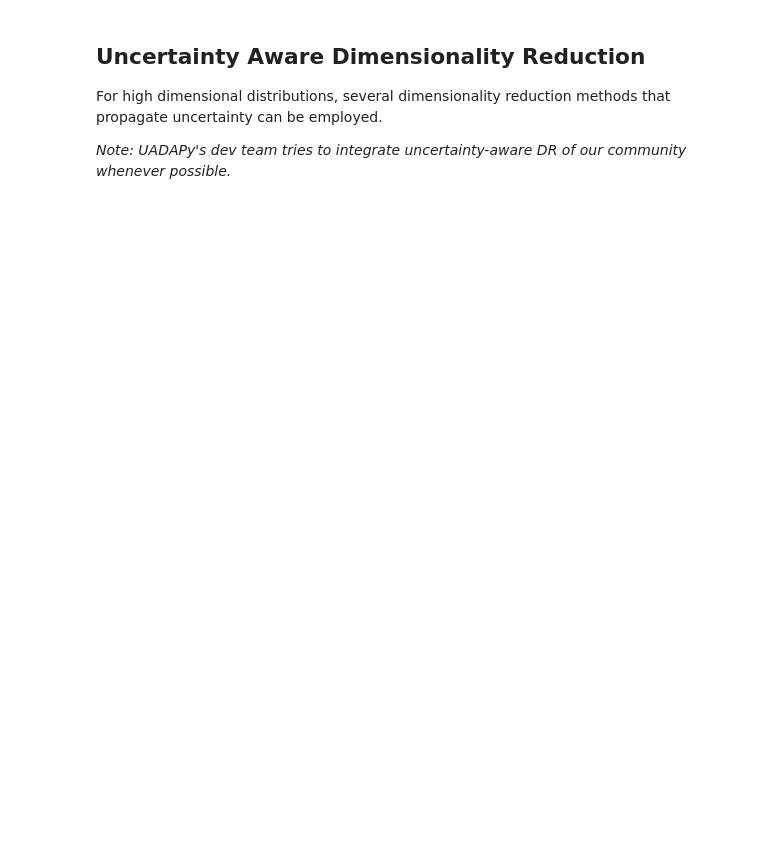
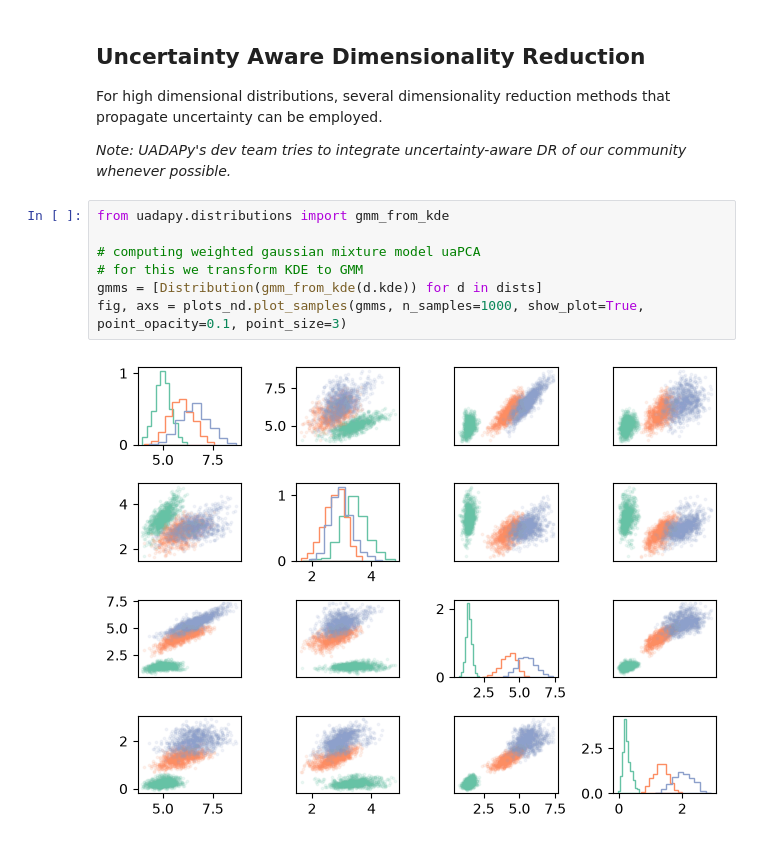
Before and after one commit to UniStuttgart-VISUS/uadapy, a Jupyter notebook: examples/demo.ipynb, the cells around one changed output. Cells and saved outputs as stored; diff of their text form; blank space fills up the shorter version.

```diff
--- a/examples/demo.ipynb
+++ b/examples/demo.ipynb
@@ -82,4 +88,13 @@ For high dimensional distributions, several dimensionality reduction methods tha
 can be employed.
 
 *Note: UADAPy's dev team tries to integrate uncertainty-aware DR of our community whenever possible.*
+# %%
+from uadapy.distributions import gmm_from_kde
+
+# computing weighted gaussian mixture model uaPCA
+# for this we transform KDE to GMM
+gmms = [Distribution(gmm_from_kde(d.kde)) for d in dists]
+fig, axs = plots_nd.plot_samples(gmms, n_samples=1000, show_plot=True, point_opacity=0.1, point_size=3)
+# %% [output]
+[figure, added]
 # %%
```
Also changed, not shown: parts of 11 cells of this notebook, 4 other files.
